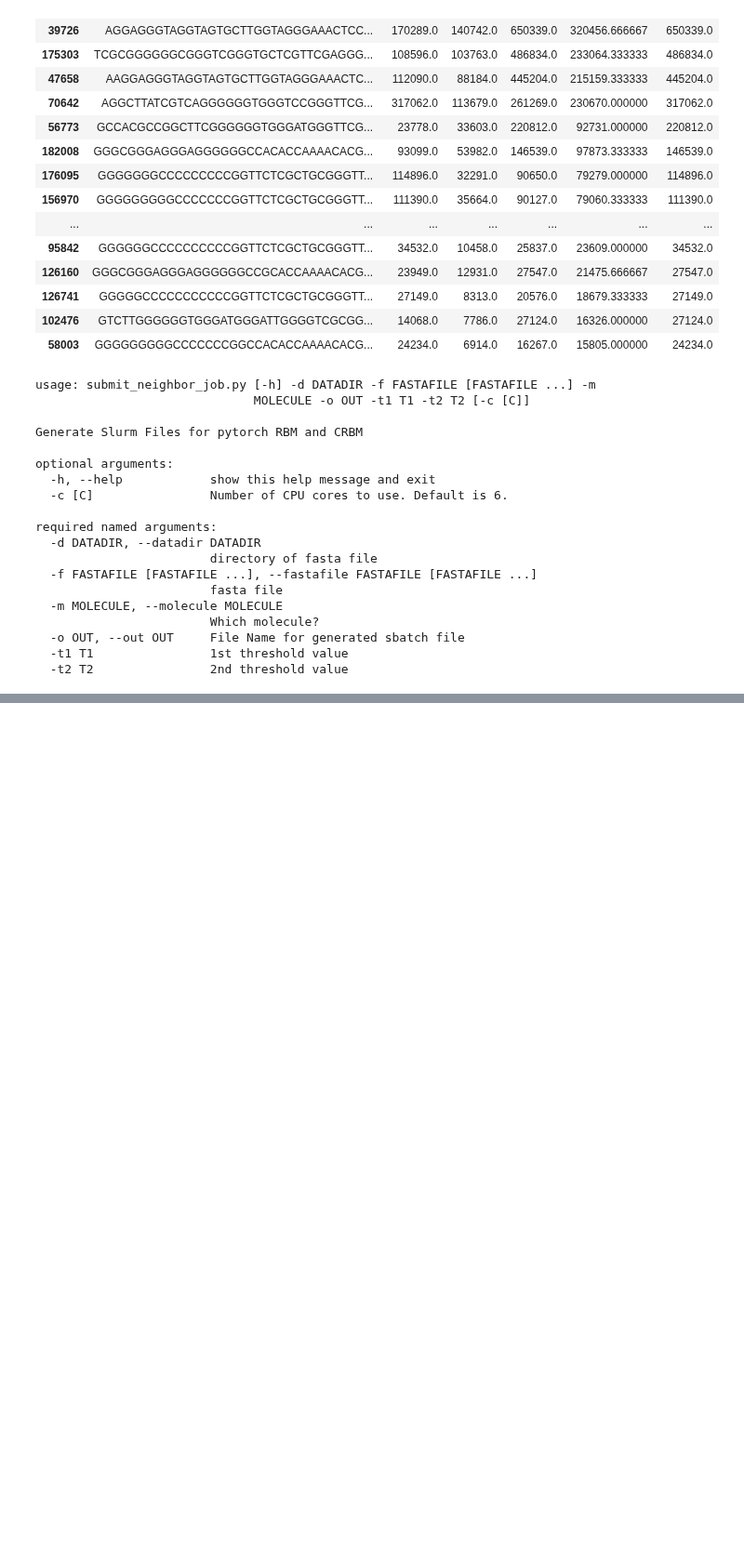
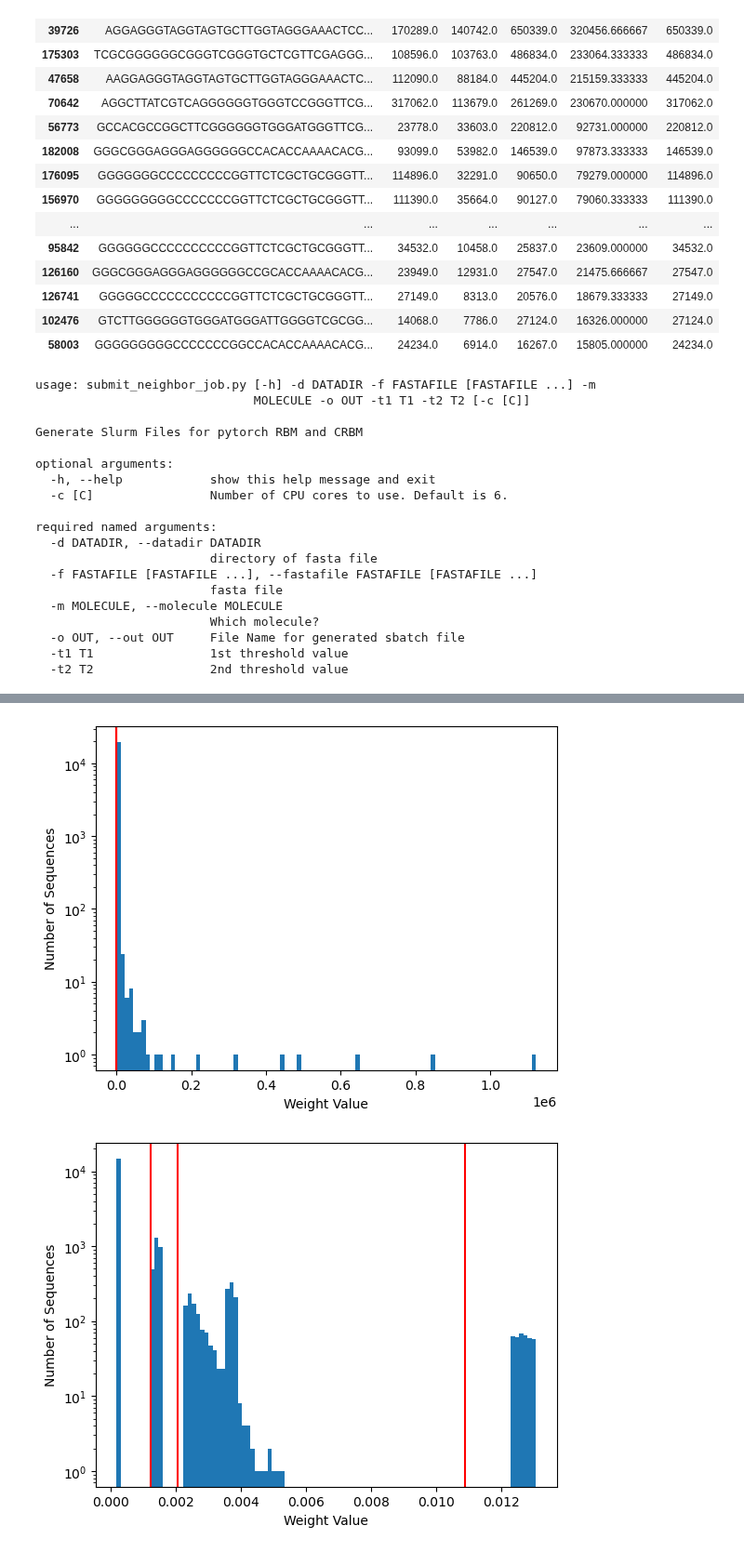
Before and after one commit to Jonahowns/phage_display_ML, a Jupyter notebook: datasets/cov_dataset_prep_example.ipynb, the cells around one changed output, grey strips where cells are left out. Shown at 93% size. Cells and saved outputs as stored; diff of their text form; code cells hidden in the pictures; blank space fills up the shorter version.

```diff
--- a/datasets/cov_dataset_prep_example.ipynb
+++ b/datasets/cov_dataset_prep_example.ipynb
@@ -331,0 +346,6 @@ required named arguments:
+# %%
+naffs = dp.standardize_affinities(affs, out_plots="./cov/m1_stand", scale="log", dividers=[5, 15, 25], target_scaling=[1.2, 1.2, 1.2], divider_type="percentile")
+dp.quick_hist(naffs)
+# %% [output]
+[figure, added]
+[figure, added]
```
Also changed, not shown: parts of 11 cells of this notebook, 7 other files.
